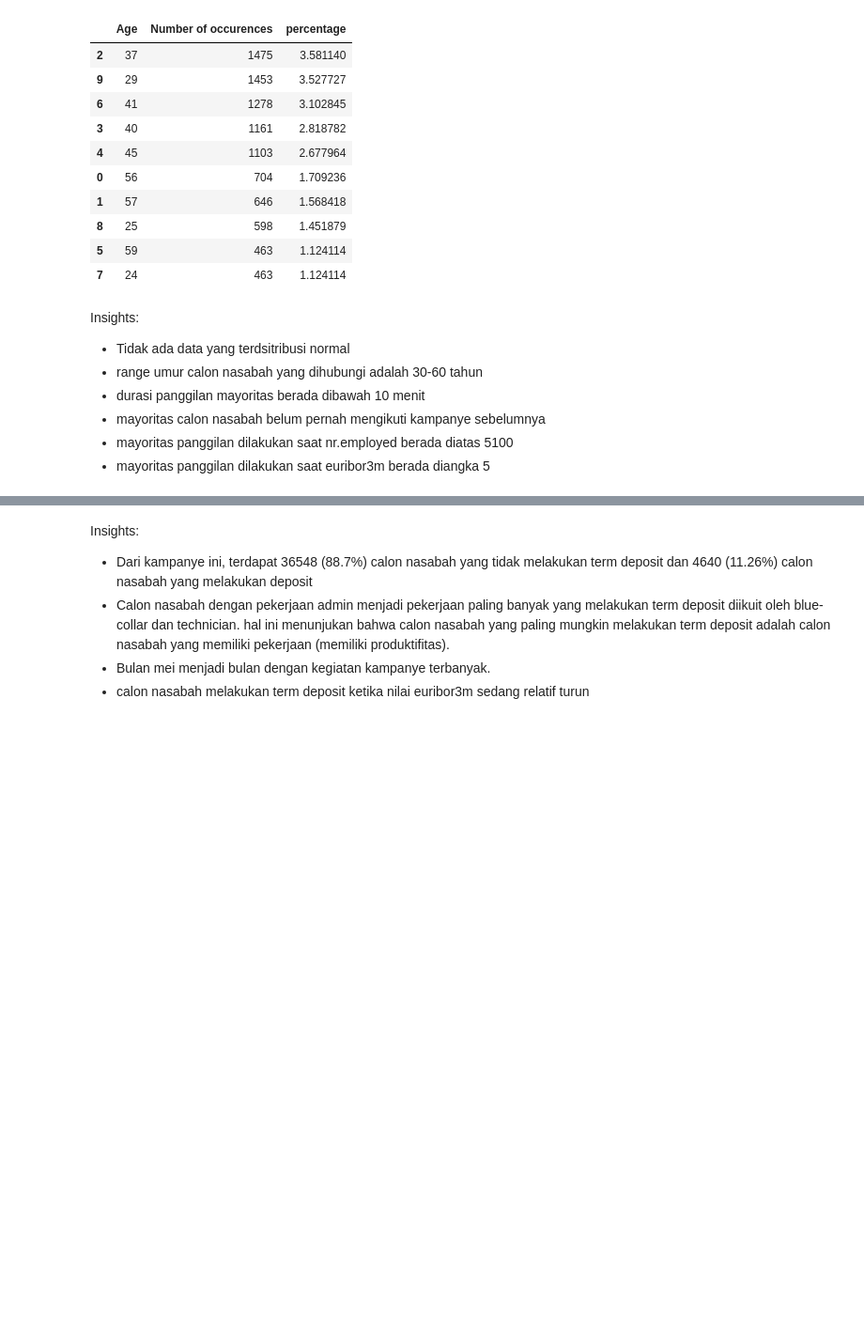
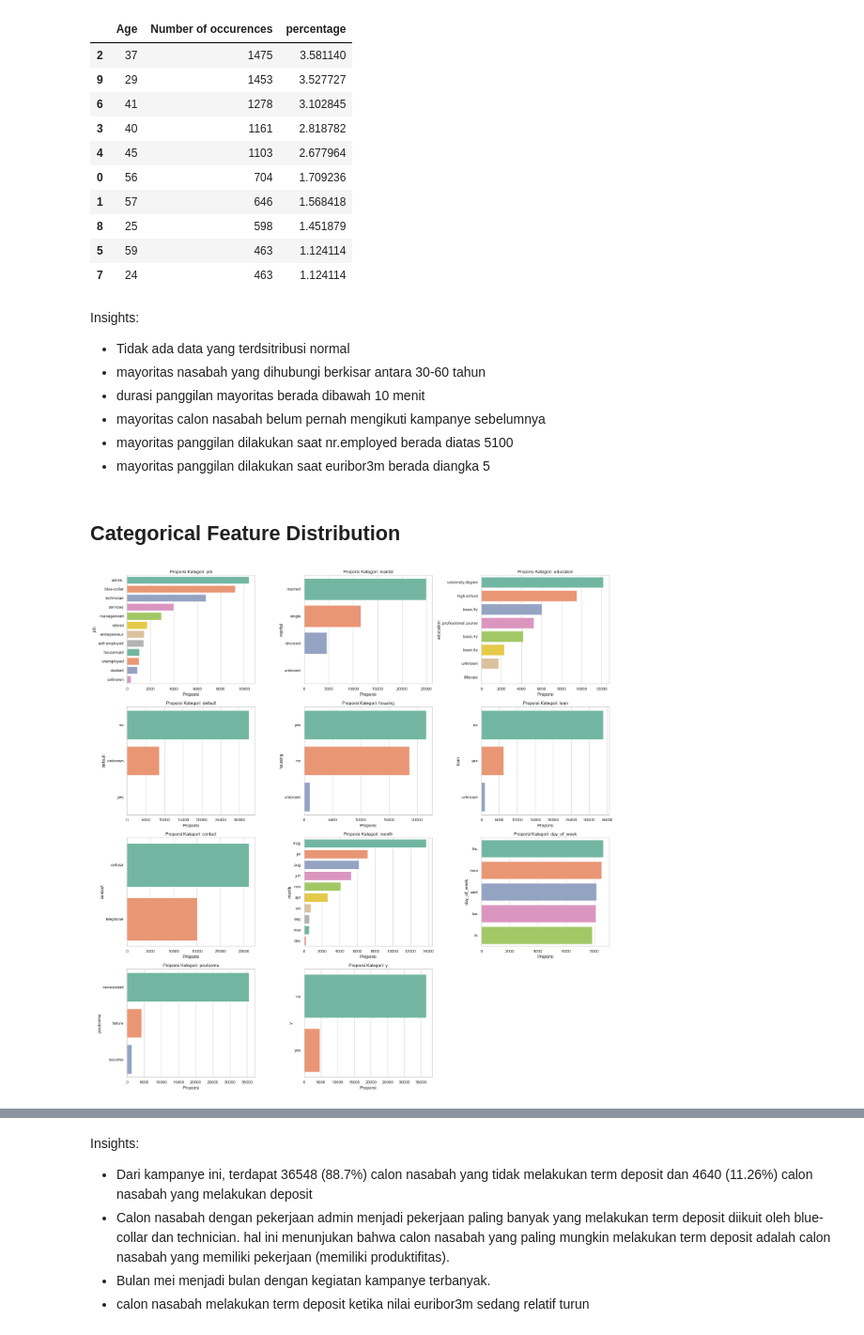
Before and after one commit to akmalraafid25/BetaGroup_JC_DS_OL_FinalProject, a Jupyter notebook: FinalProject.ipynb, the cells around one changed output, grey strips where cells are left out. Shown at 94% size. Drawn from its saved outputs; the diff is of its cells as text; code cells hidden in the pictures; blank space fills up the shorter version.

```diff
--- a/FinalProject.ipynb
+++ b/FinalProject.ipynb
@@ -359,8 +361,30 @@ age[:10].sort_values('percentage', ascending=False)
 # %% [markdown]
 Insights:
 - Tidak ada data yang terdsitribusi normal
-- range umur calon nasabah yang dihubungi adalah 30-60 tahun
+- mayoritas nasabah yang dihubungi berkisar antara 30-60 tahun
 - durasi panggilan mayoritas berada dibawah 10 menit
 - mayoritas calon nasabah belum pernah mengikuti kampanye sebelumnya
 - mayoritas panggilan dilakukan saat nr.employed berada diatas 5100
 - mayoritas panggilan dilakukan saat euribor3m berada diangka 5
+# %% [markdown]
+## **Categorical Feature Distribution**
+# %%
+kategori = df.describe(include='object').columns.values
+
+# Ukuran plot
+plt.figure(figsize=(20, 20))
+sns.set(style="whitegrid")
+
+# Buat bar chart untuk masing-masing kategori
+for i, kolom in enumerate(kategori, 1):
+    plt.subplot(4, 3, i)
+    proporsi = df[kolom].value_counts().sort_values(ascending=False)
+    sns.barplot(x=proporsi.values, y=proporsi.index, palette='Set2')
+    plt.title(f'Proporsi Kategori: {kolom}')
+    plt.xlabel('Proporsi')
+    plt.ylabel(kolom)
+
+plt.tight_layout()
+plt.show()
+# %% [output]
+[figure, added]
```
Also changed, not shown: parts of 17 cells of this notebook.
